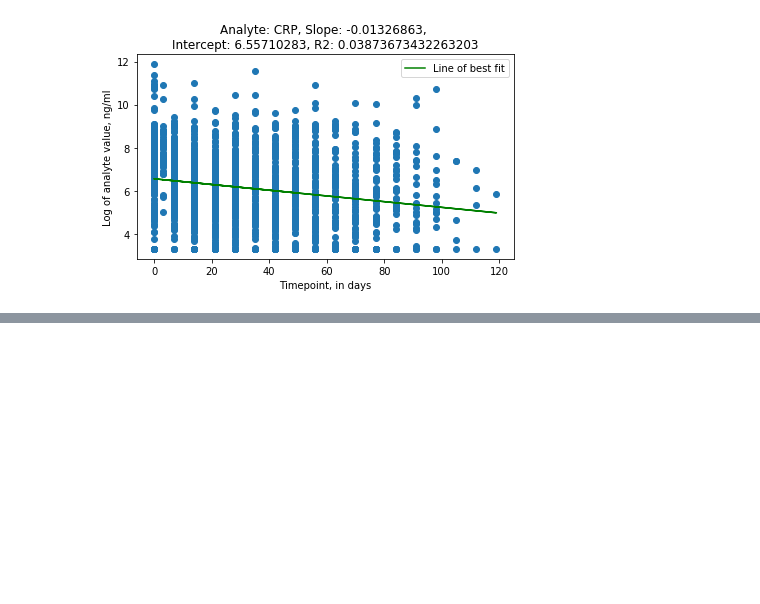
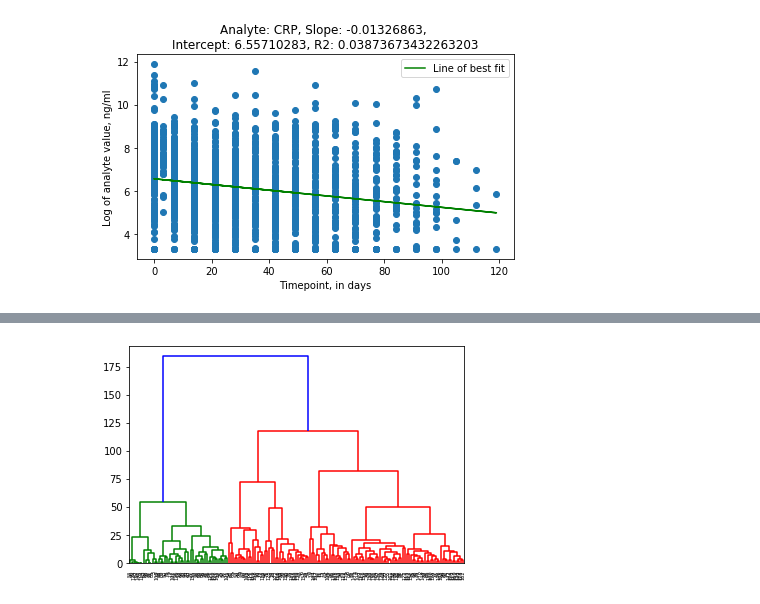
Before and after one commit to MACEPA/DIAMETER, a Jupyter notebook: data_processing/dilution_graphs.ipynb, the cells around one changed output, grey strips where cells are left out. Drawn from its saved outputs; the diff is of its cells as text; code cells hidden in the pictures; blank space fills up the shorter version.

Commit message:
updating data_viz to have HRP2 grouping graphs

```diff
--- a/data_processing/dilution_graphs.ipynb
+++ b/data_processing/dilution_graphs.ipynb
@@ -169,0 +218,19 @@ for analyte in analytes:
+# %%
+for analyte in ['HRP2_pg_ml']:
+    all_pids = []
+    for pid in main_data['patient_id'].unique():
+        oh_god = pd.DataFrame(data=[[pid]], columns=['patient_id'])
+        pid_data = main_data.loc[main_data['patient_id'] == pid]
+        plot_data = pid_data[['patient_id', 'time_point_days', analyte,
+                              '{}_dilution'.format(analyte),
+                              '{}_max_dilution'.format(analyte)]]
+        plot_data[analyte] = plot_data[analyte].apply(clean_strings)
+        plot_data[analyte] = plot_data[analyte].apply(float)
+        plot_data[analyte] = plot_data[analyte].apply(math.log)
+        for timepoint in plot_data['time_point_days']:
+            time_val = plot_data.loc[plot_data['time_point_days'] == timepoint,
+                                     analyte].item()
+            oh_god[timepoint] = time_val
+        all_pids.append(oh_god)
+    all_pids = pd.concat(all_pids)
+all_pids.head()
@@ -169,0 +249,5 @@ for analyte in analytes:
+# %%
+kmeans = KMeans(n_clusters=2)
+test = all_pids.drop('patient_id', axis=1)
+test = test.fillna(0)
+kmeans.fit(test)
@@ -169,0 +311,7 @@ for analyte in analytes:
+# %%
+dendrogram = sch.dendrogram(sch.linkage(test, method='ward'))
+hc = AgglomerativeClustering(n_clusters=2, affinity='euclidean',
+                             linkage='ward')
+y_hc = hc.fit_predict(test)
+# %% [output]
+[figure, added]
```
Also changed, not shown: parts of 13 cells of this notebook, 2 other files.
